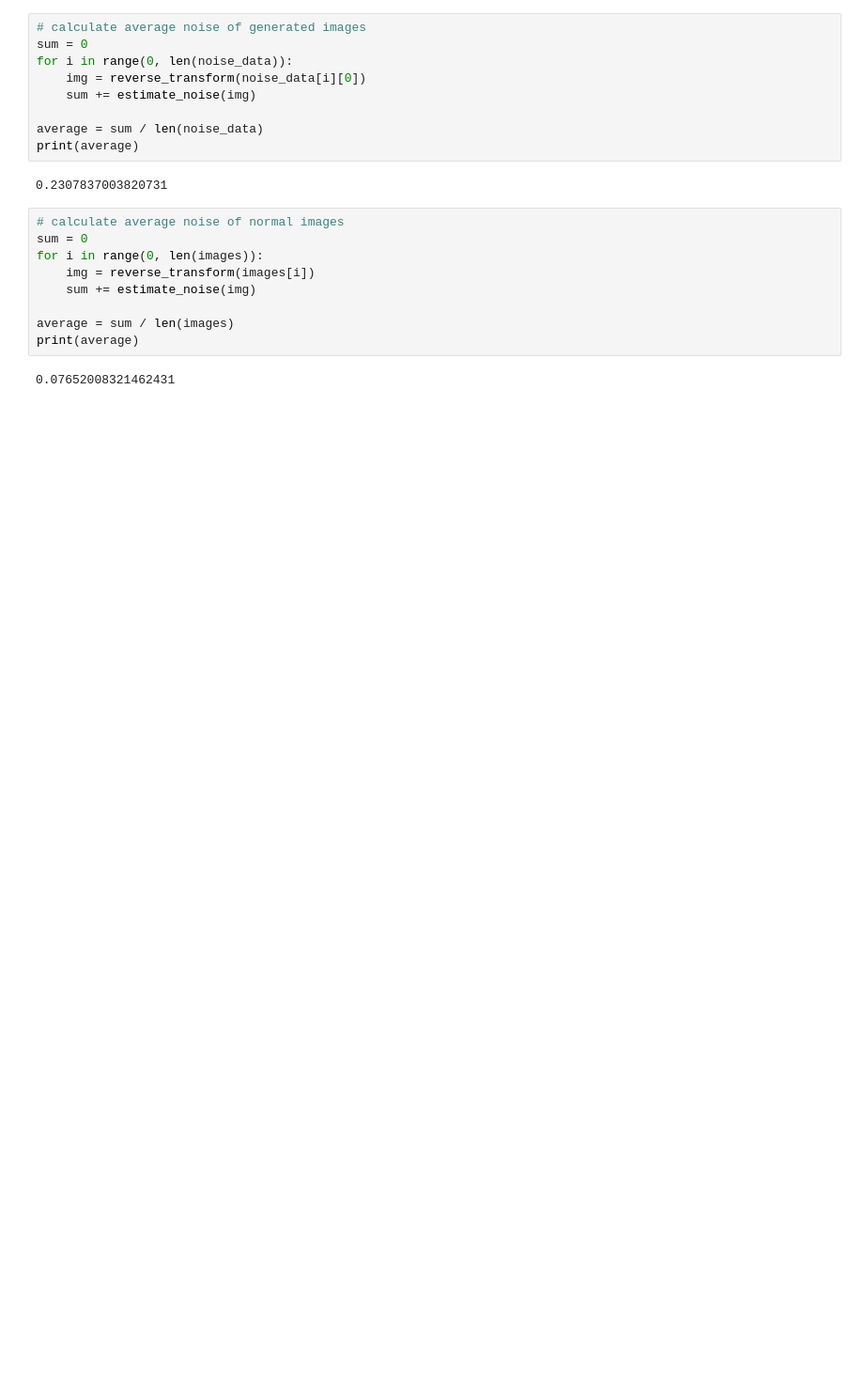
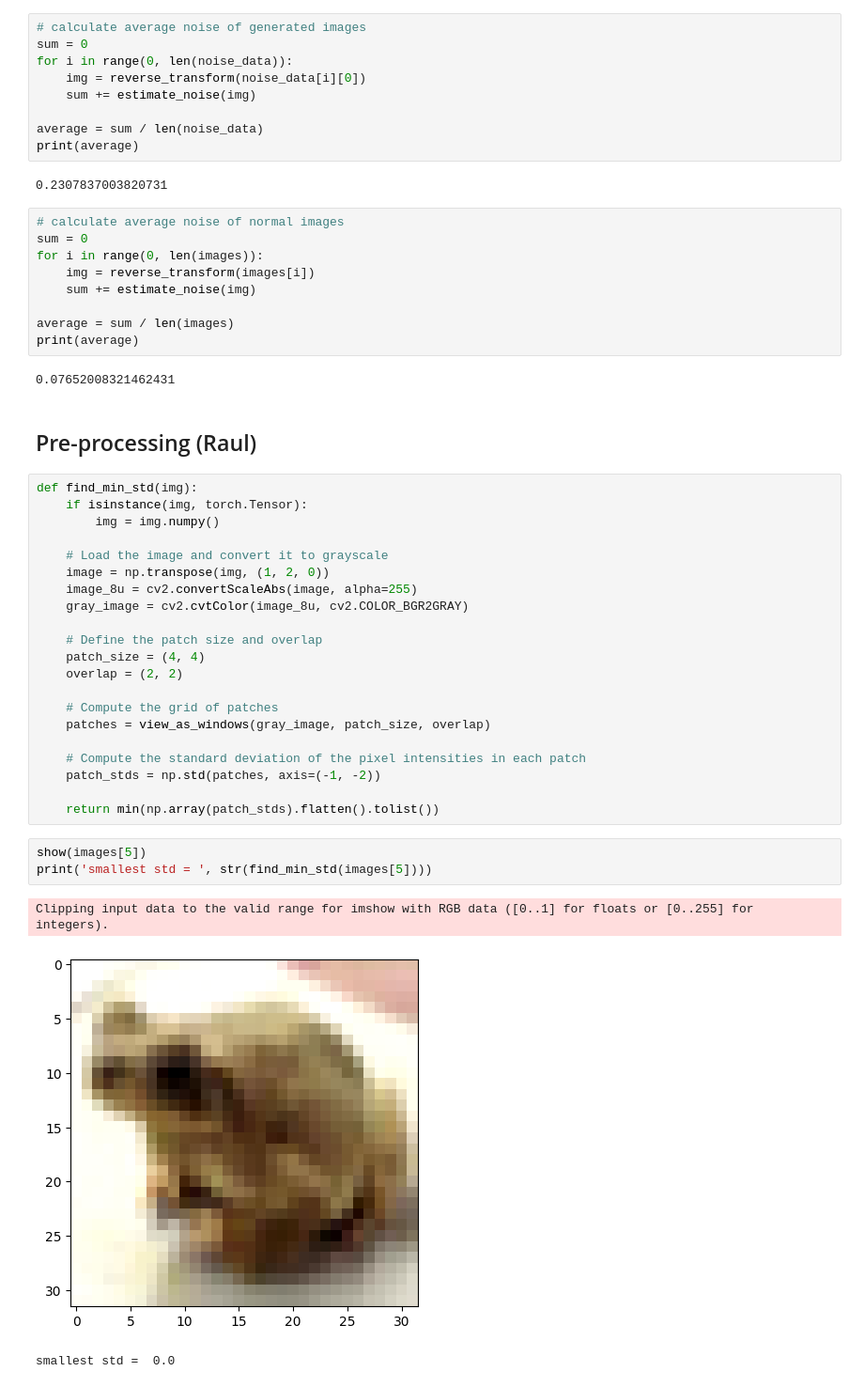
Before and after one commit to Rauyolo/Deep-Learning-course, a Jupyter notebook: Project/main.ipynb, the cells around one changed output. Shown at 94% size. Drawn from its saved outputs; the diff is of its cells as text; blank space fills up the shorter version.

```diff
--- a/Project/main.ipynb
+++ b/Project/main.ipynb
@@ -809,3 +811,33 @@ average = sum / len(images)
 print(average)
 # %% [output]
 0.07652008321462431
+# %% [markdown]
+## Pre-processing (Raul)
+# %%
+def find_min_std(img):
+    if isinstance(img, torch.Tensor):
+        img = img.numpy()
+
+    # Load the image and convert it to grayscale
+    image = np.transpose(img, (1, 2, 0))
+    image_8u = cv2.convertScaleAbs(image, alpha=255)
+    gray_image = cv2.cvtColor(image_8u, cv2.COLOR_BGR2GRAY)
+
+    # Define the patch size and overlap
+    patch_size = (4, 4)
+    overlap = (2, 2)
+
+    # Compute the grid of patches
+    patches = view_as_windows(gray_image, patch_size, overlap)
+
+    # Compute the standard deviation of the pixel intensities in each patch
+    patch_stds = np.std(patches, axis=(-1, -2))
+
+    return min(np.array(patch_stds).flatten().tolist())
+# %%
+show(images[5])
+print('smallest std = ', str(find_min_std(images[5])))
+# %% [output]
+Clipping input data to the valid range for imshow with RGB data ([0..1] for floats or [0..255] for integers).
+[figure, added]
+smallest std =  0.0
```
Also changed, not shown: parts of 17 cells of this notebook.
